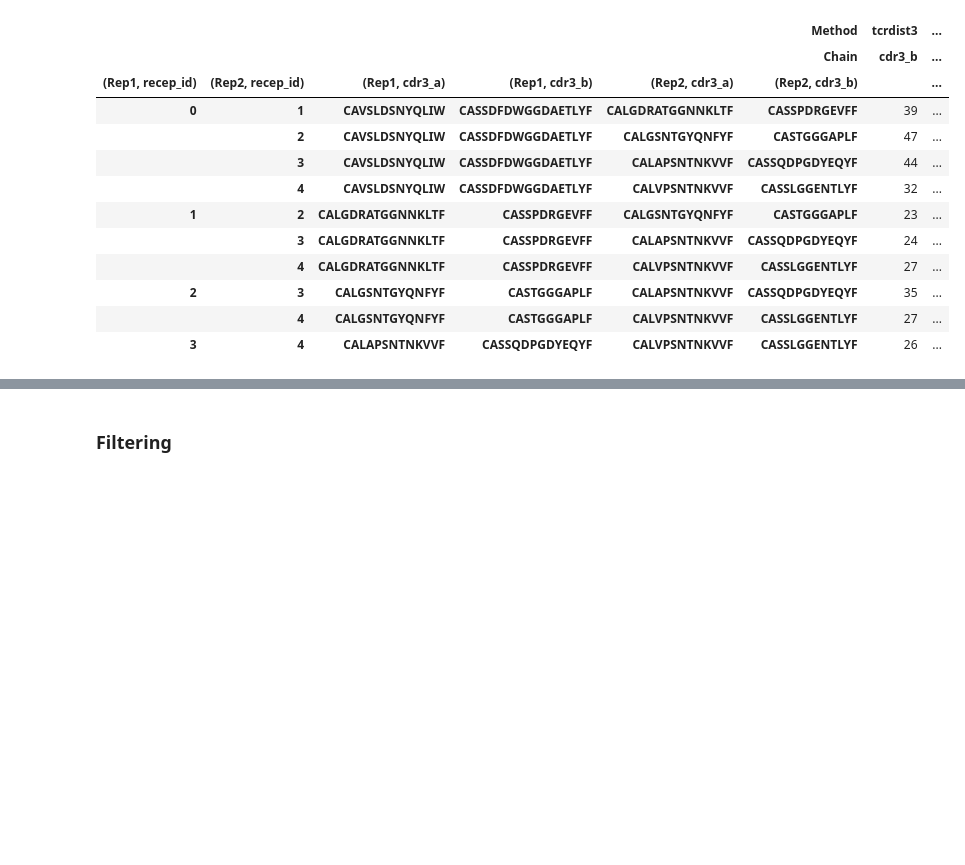
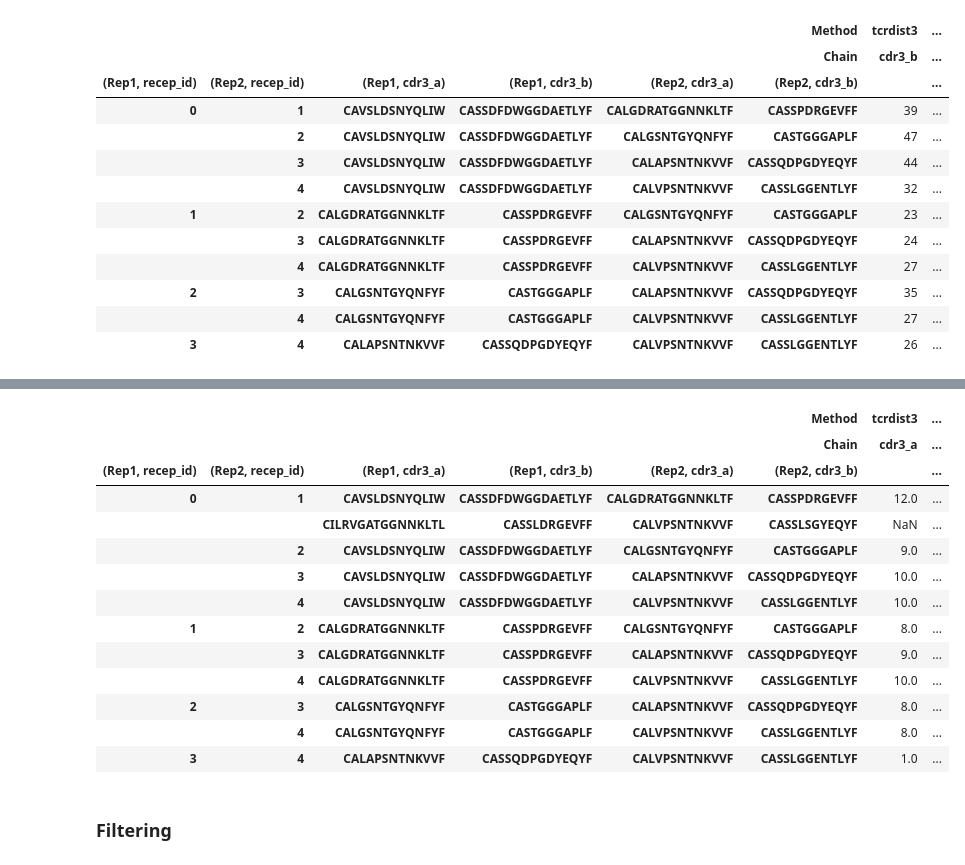
Before and after one commit to SchubertLab/epytope, a Jupyter notebook: TCR Similarity.ipynb, the cells around one changed output, grey strips where cells are left out. Saved outputs shown, nothing was run; the diff lists cells and outputs as text; code cells hidden in the pictures; blank space fills up the shorter version.

```diff
--- a/TCR Similarity.ipynb
+++ b/TCR Similarity.ipynb
@@ -242,0 +245,4 @@ See the caveats in the documentation: https://pandas.pydata.org/pandas-docs/stab
+# %%
+result1 = mo.compute_distance_from_dataset(df1=df1, organism="mouse", seq_type="ALPHA", default=False,
+                                             metric='nw_hamming_metric', open=2, extend=2, source="dash")
+result1
@@ -242,0 +267,4 @@ See the caveats in the documentation: https://pandas.pydata.org/pandas-docs/stab
+# %%
+result2 = mo.compute_distance_from_dataset(df1=df2, organism="mouse", seq_type="ALPHA", default=False,
+                                             metric='nw_hamming_metric', open=2, extend=2, source="dash")
+result2
@@ -243,3 +280,20 @@ See the caveats in the documentation: https://pandas.pydata.org/pandas-docs/stab
+# %%
+result1.merge_results(result2)
+# %% [output]
+|  |  |  |  |  | Method | tcrdist3 | ... |
+|  |  |  |  |  | Chain | cdr3_a | ... |
+| (Rep1, recep_id) | (Rep2, recep_id) | (Rep1, cdr3_a) | (Rep1, cdr3_b) | (Rep2, cdr3_a) | (Rep2, cdr3_b) |  | ... |
+| 0 | 1 | CAVSLDSNYQLIW | CASSDFDWGGDAETLYF | CALGDRATGGNNKLTF | CASSPDRGEVFF | 12.0 | ... |
+|  |  | CILRVGATGGNNKLTL | CASSLDRGEVFF | CALVPSNTNKVVF | CASSLSGYEQYF | NaN | ... |
+|  | 2 | CAVSLDSNYQLIW | CASSDFDWGGDAETLYF | CALGSNTGYQNFYF | CASTGGGAPLF | 9.0 | ... |
+|  | 3 | CAVSLDSNYQLIW | CASSDFDWGGDAETLYF | CALAPSNTNKVVF | CASSQDPGDYEQYF | 10.0 | ... |
+|  | 4 | CAVSLDSNYQLIW | CASSDFDWGGDAETLYF | CALVPSNTNKVVF | CASSLGGENTLYF | 10.0 | ... |
+| 1 | 2 | CALGDRATGGNNKLTF | CASSPDRGEVFF | CALGSNTGYQNFYF | CASTGGGAPLF | 8.0 | ... |
+|  | 3 | CALGDRATGGNNKLTF | CASSPDRGEVFF | CALAPSNTNKVVF | CASSQDPGDYEQYF | 9.0 | ... |
+|  | 4 | CALGDRATGGNNKLTF | CASSPDRGEVFF | CALVPSNTNKVVF | CASSLGGENTLYF | 10.0 | ... |
+| 2 | 3 | CALGSNTGYQNFYF | CASTGGGAPLF | CALAPSNTNKVVF | CASSQDPGDYEQYF | 8.0 | ... |
+|  | 4 | CALGSNTGYQNFYF | CASTGGGAPLF | CALVPSNTNKVVF | CASSLGGENTLYF | 8.0 | ... |
+| 3 | 4 | CALAPSNTNKVVF | CASSQDPGDYEQYF | CALVPSNTNKVVF | CASSLGGENTLYF | 1.0 | ... |
 # %% [markdown]
 ### Filtering
 # %%
```
Also changed, not shown: parts of 3 cells of this notebook, 5 other files.
